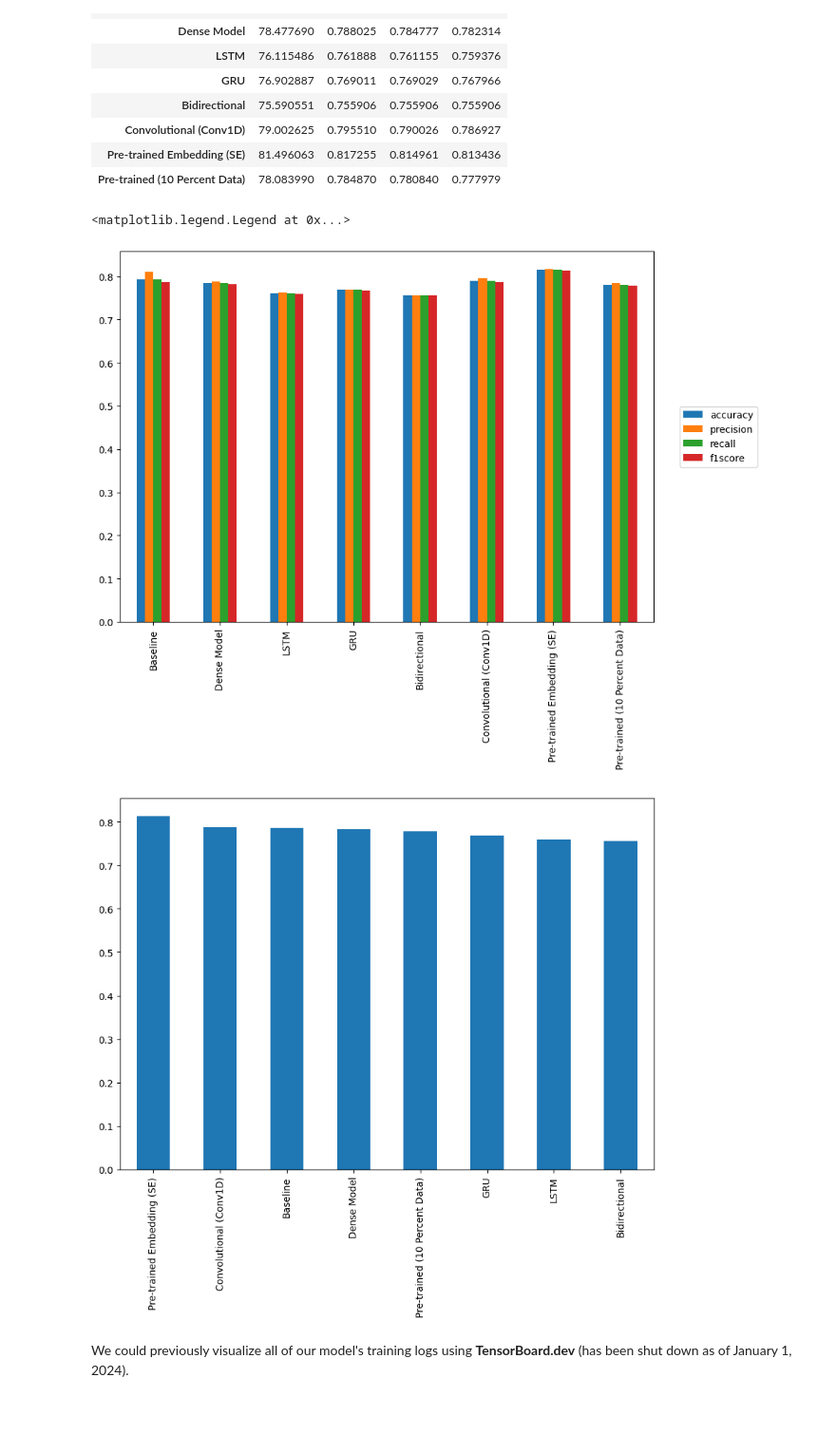
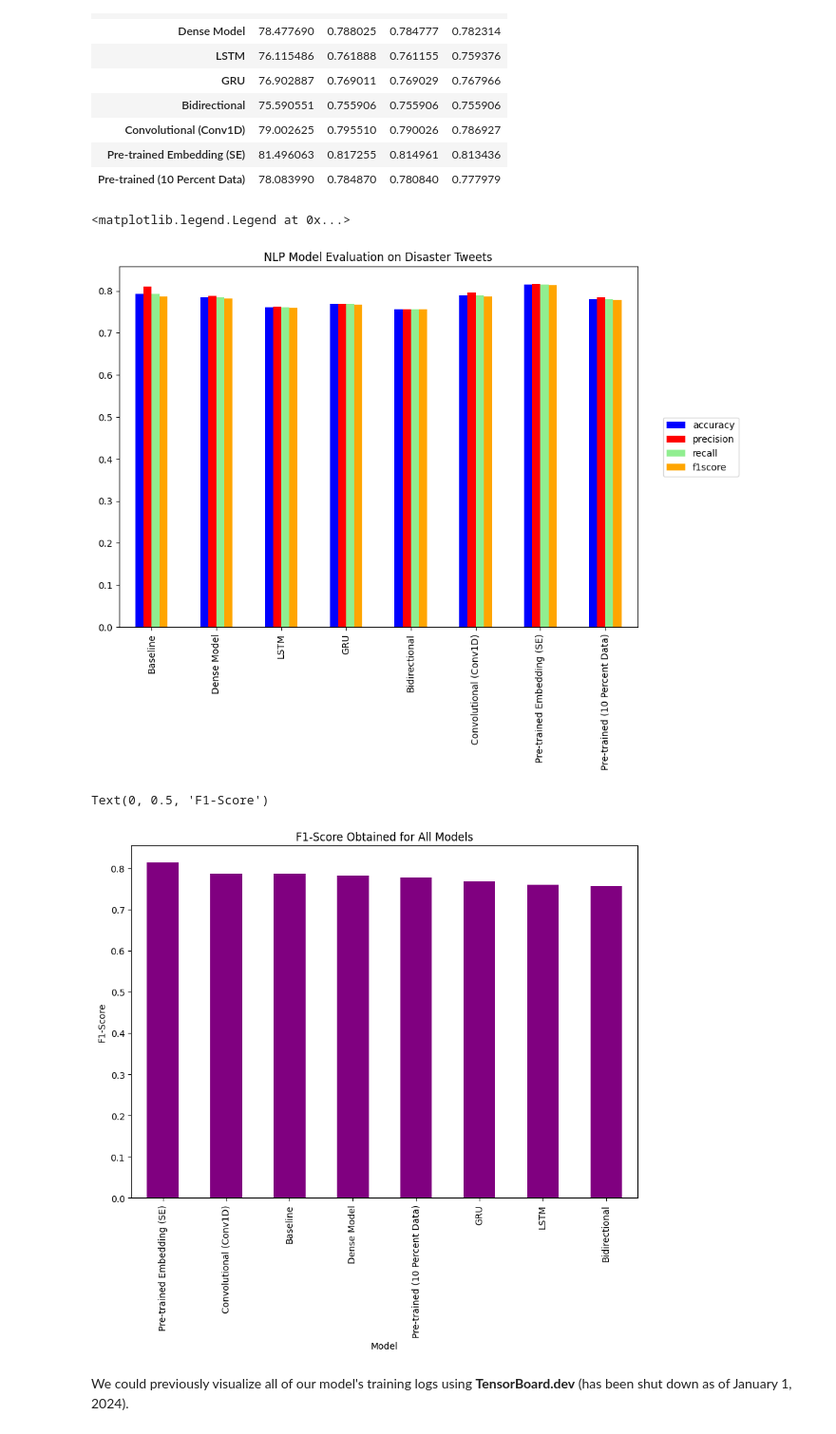
Before and after one commit to milad818/ml-frameworks, a Jupyter notebook: tensorflow/08_tf_natural_language_processing.ipynb, the cells around one changed output. Shown: that part at 95% size. Cells and saved outputs as stored; diff of their text form; code cells hidden in the pictures.

Commit message:
Combine models - NLP task (08_tf)

```diff
--- a/tensorflow/08_tf_natural_language_processing.ipynb
+++ b/tensorflow/08_tf_natural_language_processing.ipynb
@@ -1611,19 +1611,28 @@ all_models_results["accuracy"] = all_models_results["accuracy"]/100
 # %%
 # Plot all the results achieved by different models
 figure = all_models_results.plot(kind="bar",
-                                 figsize=(10, 7))
+                                 figsize=(10, 7),
+                                 color=["blue", "red", "lightgreen", "orange"])
+
+figure.set_title("NLP Model Evaluation on Disaster Tweets")
 
 figure.legend(bbox_to_anchor=(1.04, 0.5),
               loc="center left",
               labels=all_models_results.columns)
 # %% [output]
 <matplotlib.legend.Legend at 0x...>
-[figure, old version]
+[figure, new version]
 # %%
 # Sort and compare model results by f1-score
-all_models_results.sort_values("f1score", ascending=False)["f1score"].plot(kind="bar", figsize=(10, 7));
+ax = all_models_results.sort_values("f1score", ascending=False)["f1score"].plot(kind="bar",
+                                                                                figsize=(10, 7),
+                                                                                color="purple");
+ax.set_title("F1-Score Obtained for All Models")
+ax.set_xlabel("Model")
+ax.set_ylabel("F1-Score")
 # %% [output]
+Text(0, 0.5, 'F1-Score')
-[figure, old version]
+[figure, new version]
 # %% [markdown]
 We could previously visualize all of our model's training logs using **TensorBoard.dev** (has been shut down as of January 1, 2024).
 # %%
```
Also changed, not shown: parts of 29 cells of this notebook.
